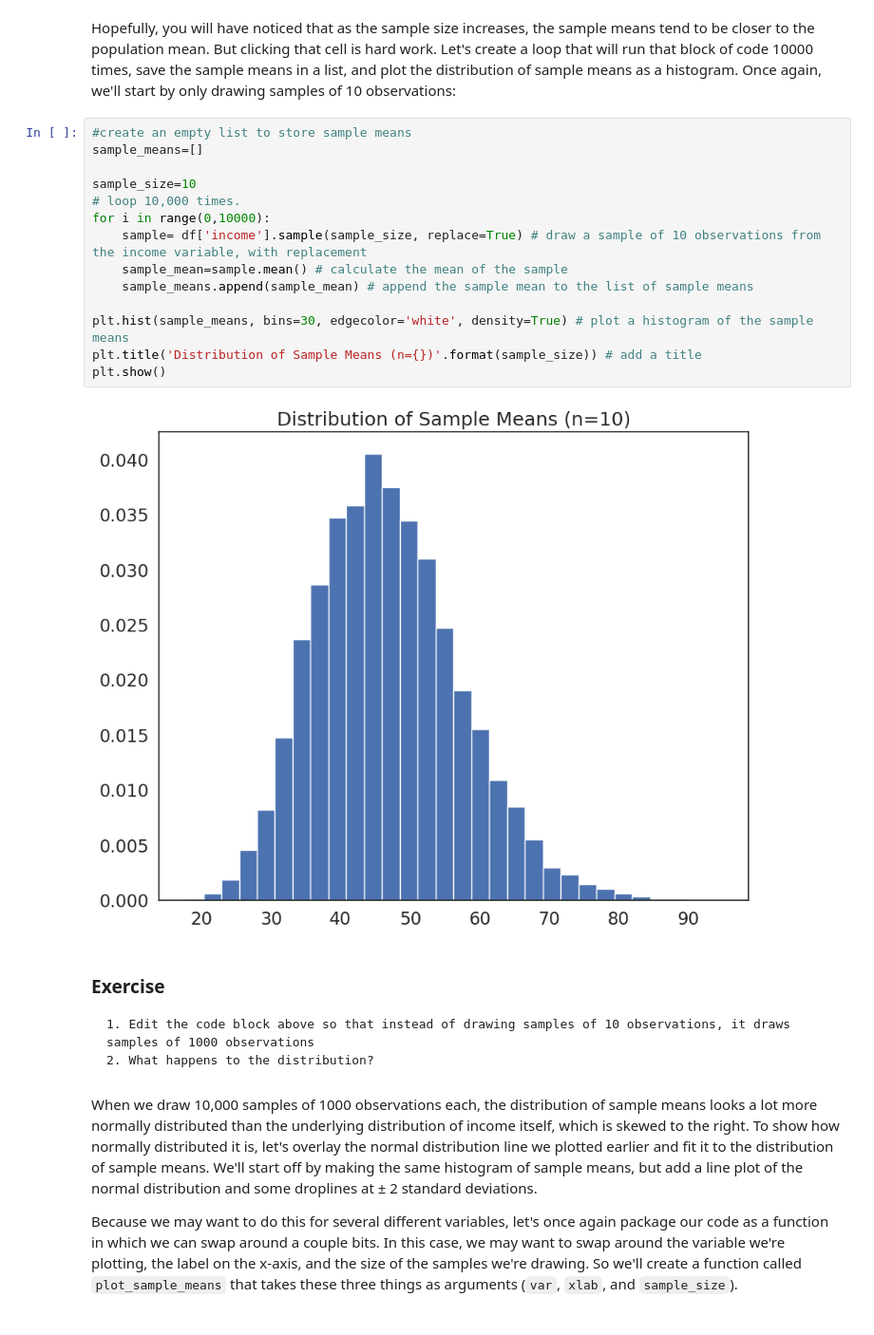
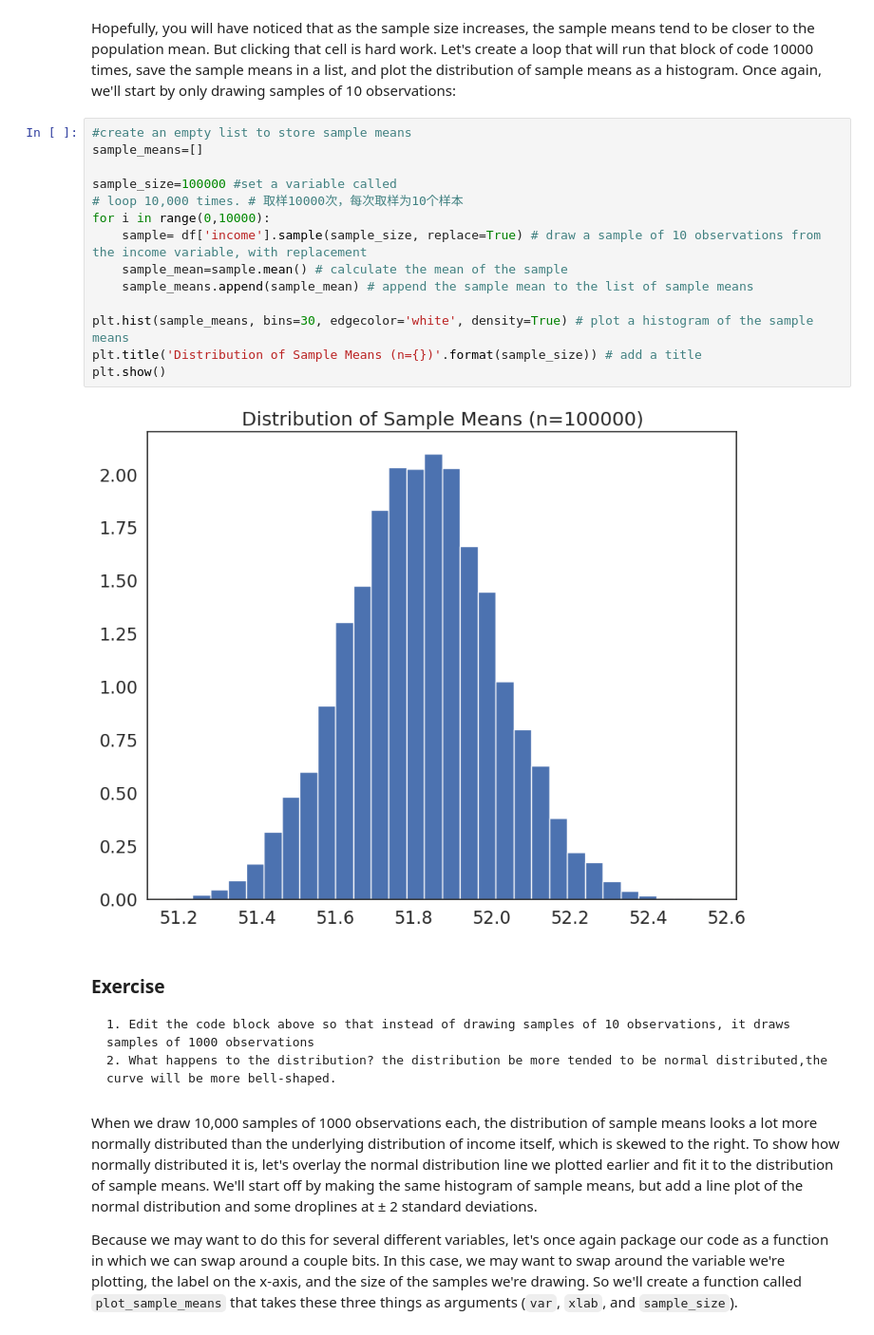
Before and after one commit to wilsonliu222/QM-2, a Jupyter notebook: notebooks/W05. Distributions and Basic Statistics.ipynb, the cells around one changed output. Shown at 95% size. Cells and saved outputs as stored; diff of their text form.

```diff
--- a/notebooks/W05. Distributions and Basic Statistics.ipynb
+++ b/notebooks/W05. Distributions and Basic Statistics.ipynb
@@ -366,24 +378,24 @@ Hopefully, you will have noticed that as the sample size increases, the sample m
 # %%
 #create an empty list to store sample means
 sample_means=[]
 
-sample_size=10
-# loop 10,000 times.
+sample_size=100000 #set a variable called
+# loop 10,000 times. # 取样10000次，每次取样为10个样本
 for i in range(0,10000):
     sample= df['income'].sample(sample_size, replace=True) # draw a sample of 10 observations from the income variable, with replacement
     sample_mean=sample.mean() # calculate the mean of the sample
     sample_means.append(sample_mean) # append the sample mean to the list of sample means
 
 plt.hist(sample_means, bins=30, edgecolor='white', density=True) # plot a histogram of the sample means
 plt.title('Distribution of Sample Means (n={})'.format(sample_size)) # add a title
 plt.show()
 # %% [output]
-[figure, old version]
+[figure, new version]
 # %% [markdown]
 ### Exercise
 
     1. Edit the code block above so that instead of drawing samples of 10 observations, it draws samples of 1000 observations
-    2. What happens to the distribution?
+    2. What happens to the distribution? the distribution be more tended to be normal distributed,the curve will be more bell-shaped.
 # %% [markdown]
 When we draw 10,000 samples of 1000 observations each, the distribution of sample means looks a lot more normally distributed than the underlying distribution of income itself, which is skewed to the right. To show how normally distributed it is, let's overlay the normal distribution line we plotted earlier and fit it to the distribution of sample means. We'll start off by making the same histogram of sample means, but add a line plot of the normal distribution and some droplines at ± 2 standard deviations.
 
```
Also changed, not shown: parts of 9 cells of this notebook.
